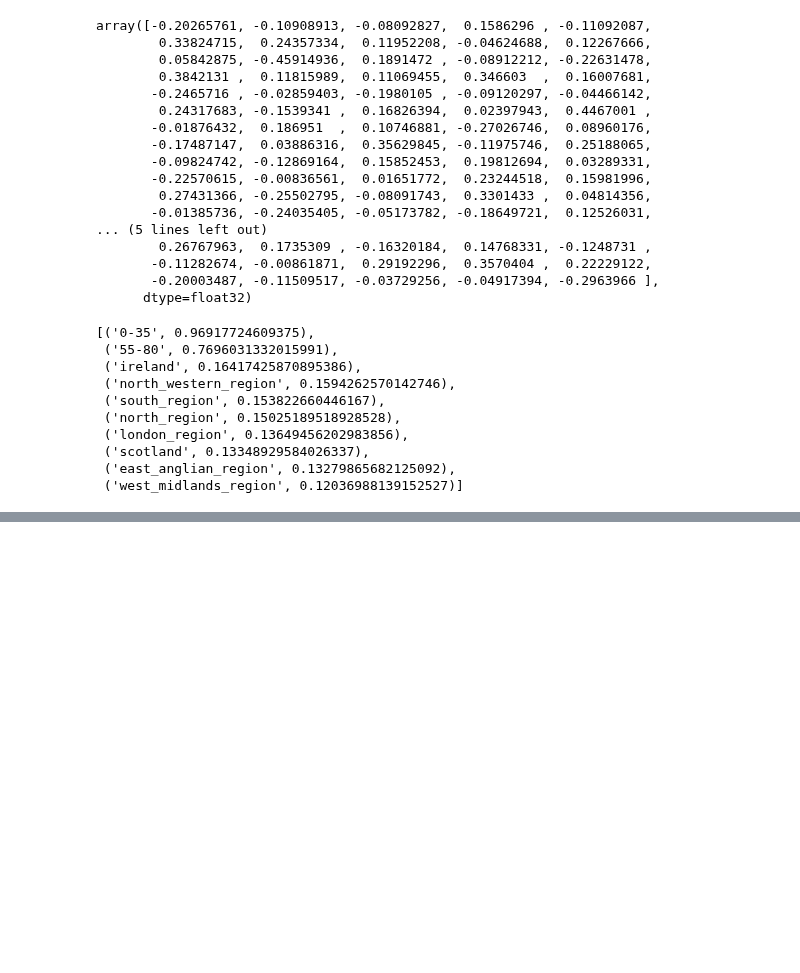
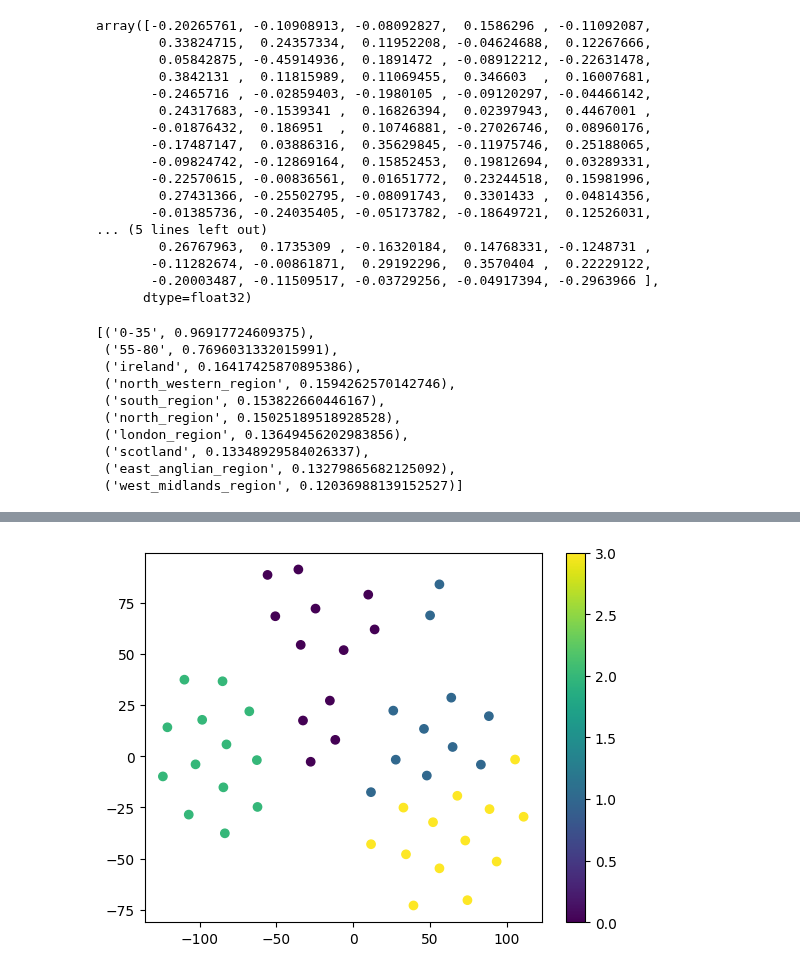
Before and after one commit to ayyildizb17/graduationProject, a Jupyter notebook: main.ipynb, the cells around one changed output, grey strips where cells are left out. Saved outputs shown, nothing was run; the diff lists cells and outputs as text; code cells hidden in the pictures; blank space fills up the shorter version.

```diff
--- a/main.ipynb
+++ b/main.ipynb
@@ -214,0 +237,20 @@ invalid value encountered in sqrt
+# %%
+kmeans = KMeans(n_clusters=4, init='k-means++', n_init=10, max_iter=300)
+kmeans.fit(embedded_data)
+
+
+
+cluster_labels = kmeans.labels_
+fig, ax = plt.subplots()
+plt.scatter(embedded_data[:, 0], embedded_data[:, 1], c=cluster_labels)
+plt.colorbar()
+plt.show()
+
+
+# Convert the plot to an interactive HTML format
+html_graph = mpld3.fig_to_html(fig)
+
+with open('kmeans1.html', 'w') as file:
+    file.write(html_graph)
+# %% [output]
+[figure, added]
```
Also changed, not shown: parts of 4 cells of this notebook, 17 other files.
